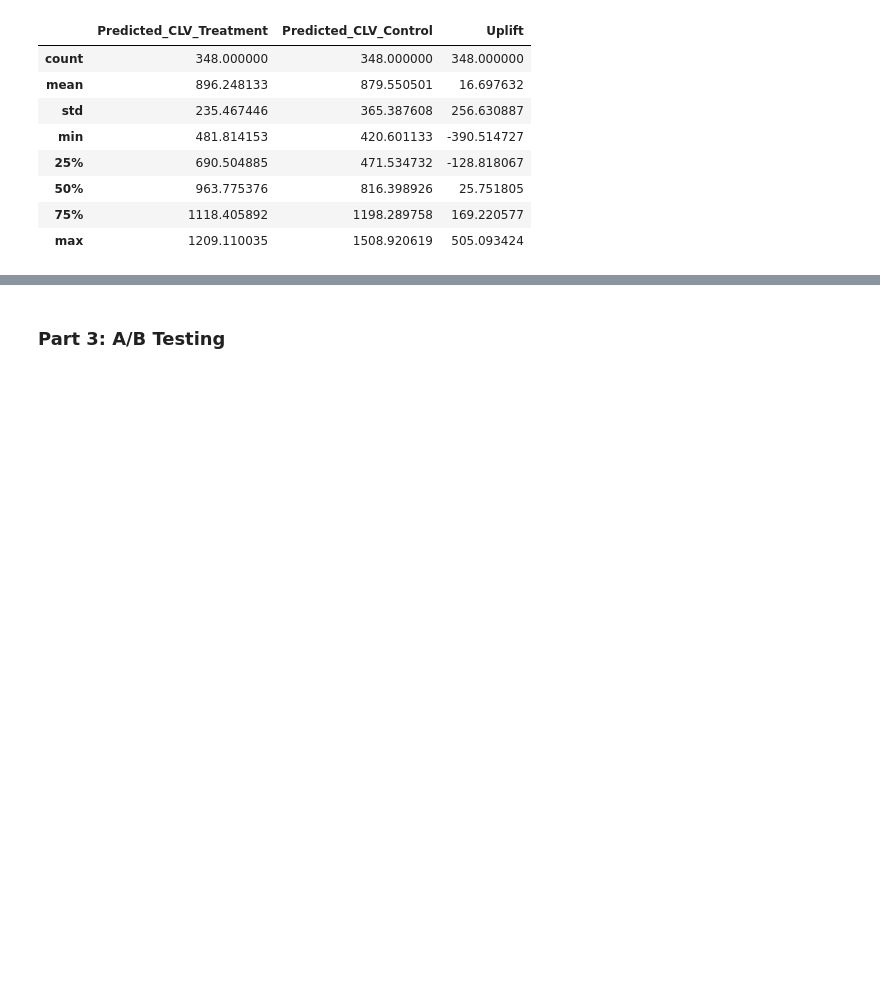
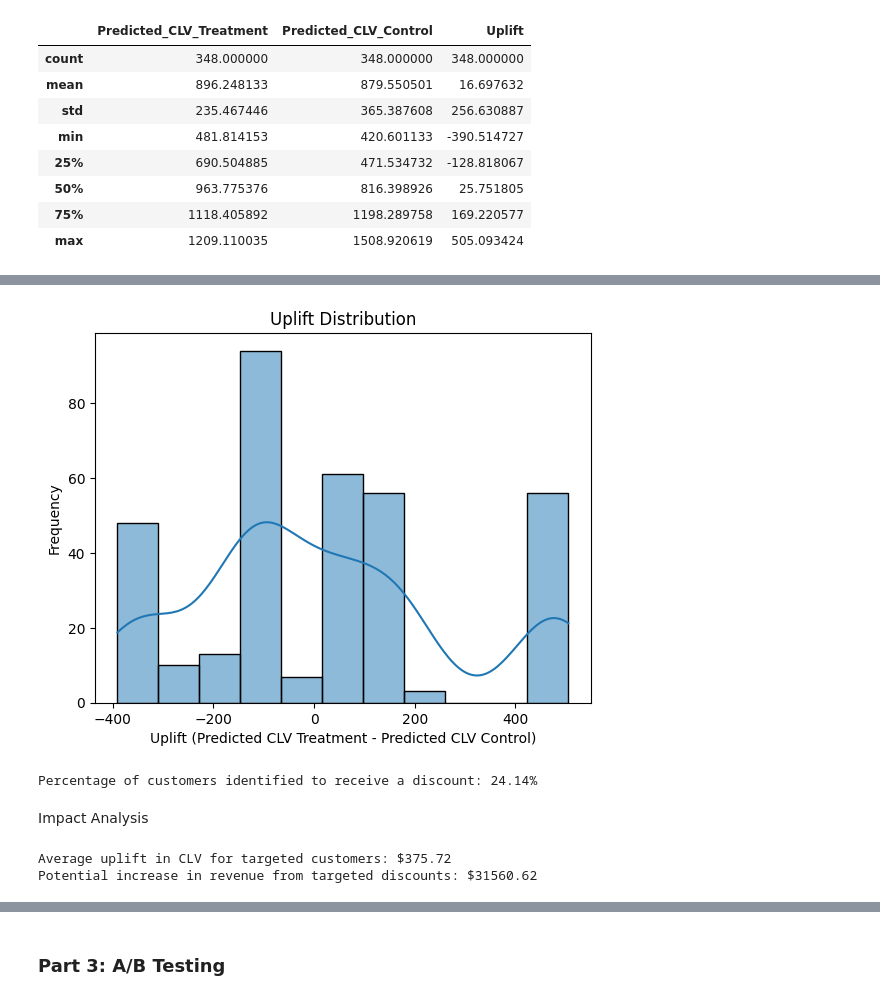
Before and after one commit to scottpitcher/ecommerce-marketing-analytics-optimization, a Jupyter notebook: clv_optimization_model.ipynb, the cells around one changed output, grey strips where cells are left out. Saved outputs shown, nothing was run; the diff lists cells and outputs as text; code cells hidden in the pictures; blank space fills up the shorter version.

```diff
--- a/clv_optimization_model.ipynb
+++ b/clv_optimization_model.ipynb
@@ -122,3 +122,7 @@ data[['Predicted_CLV_Treatment','Predicted_CLV_Control','Uplift']].describe()
 | 50% | 963.775376 | 816.398926 | 25.751805 |
 | 75% | 1118.405892 | 1198.289758 | 169.220577 |
 | max | 1209.110035 | 1508.920619 | 505.093424 |
+# %%
+uplift_threshold = data['Uplift'].quantile(0.75)  # Adjust this threshold as needed
+data['Target_for_Discount'] = data['Uplift'] > uplift_threshold
+data.head()
@@ -124,0 +136,28 @@ data[['Predicted_CLV_Treatment','Predicted_CLV_Control','Uplift']].describe()
+# %%
+# Uplift distribution
+sns.histplot(data['Uplift'], kde=True)
+plt.title('Uplift Distribution')
+plt.xlabel('Uplift (Predicted CLV Treatment - Predicted CLV Control)')
+plt.ylabel('Frequency')
+plt.show()
+# %% [output]
+[figure, added]
+# %%
+# Percentage of customers targeted for discount
+target_ratio = data['Target_for_Discount'].mean() * 100
+print(f"\nPercentage of customers identified to receive a discount: {target_ratio:.2f}%")
+# %% [output]
+Percentage of customers identified to receive a discount: 24.14%
+# %% [markdown]
+Impact Analysis
+# %%
+# Calculate the average uplift for customers who are targeted
+average_uplift = data[data['Target_for_Discount'] == True]['Uplift'].mean()
+print(f"\nAverage uplift in CLV for targeted customers: ${average_uplift:.2f}")
+
+# Potential increase in revenue if targeted customers receive discounts
+potential_increase = average_uplift * data['Target_for_Discount'].sum()
+print(f"Potential increase in revenue from targeted discounts: ${potential_increase:.2f}")
+# %% [output]
+Average uplift in CLV for targeted customers: $375.72
+Potential increase in revenue from targeted discounts: $31560.62
```
Also changed, not shown: parts of 7 cells of this notebook.
